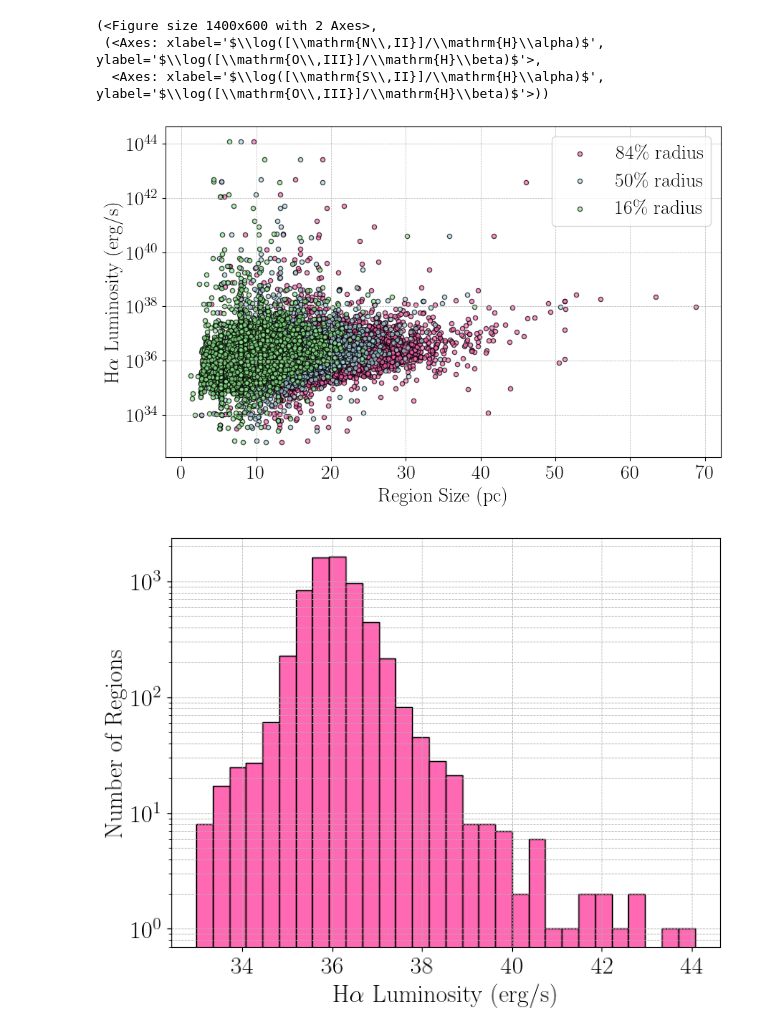
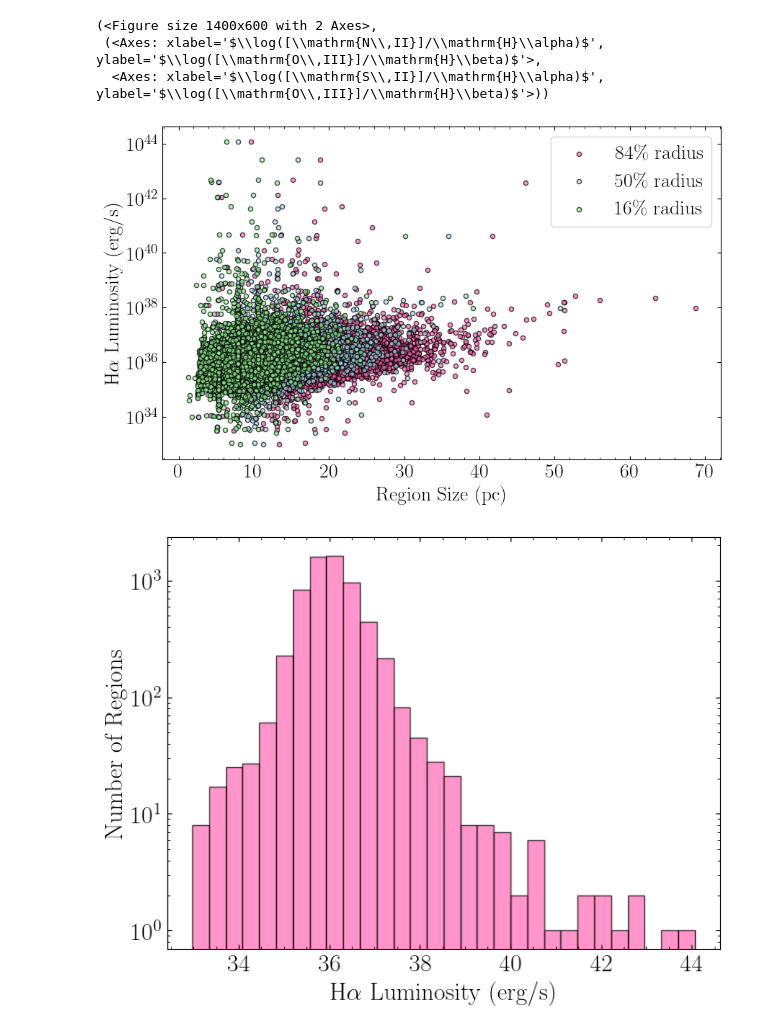
Before and after one commit to emmajarvis/M33-HII-region-catalog, a Jupyter notebook: 8_catalog_plots.ipynb, the cells around one changed output. Saved outputs shown, nothing was run; the diff lists cells and outputs as text; code cells hidden in the pictures.

```diff
--- a/8_catalog_plots.ipynb
+++ b/8_catalog_plots.ipynb
@@ -26,6 +26,10 @@ plt.rcParams["text.usetex"] = False
 plt.rc('text', usetex=True)
 plt.rc('font', family='serif', size=20)
 
+#add rc param for ticks are inwards and minor ticks are on
+plt.rc('xtick', direction='in', top=True)
+plt.rc('ytick', direction='in', right=True)
+
 cmap = cm.get_cmap('magma')
 # %%
 # load in the HII region catalog
@@ -1187,21 +1191,22 @@ plt.scatter(cat['radius_p16_pc'][mask], cat['L_Ha_raw_dered'][mask], s=20, alpha
 plt.yscale('log')
 plt.xlabel('Region Size (pc)')
 plt.ylabel(r'H$\alpha$ Luminosity (erg/s)')
-plt.grid(True, which='both', ls='--', lw=0.5)
+plt.minorticks_on()
 plt.legend()
 plt.savefig('plots/M33_HII_luminosity_vs_radius.png', dpi=300, bbox_inches='tight')
 plt.show()
 # %% [output]
-[figure, old version]
+[figure, new version]
 # %%
 # plot the luminosity function
 plt.figure(figsize=(8, 6))
-plt.hist(np.log10(cat['L_Ha_raw_dered']), bins=30, color='hotpink', edgecolor='k')
+plt.hist(np.log10(cat['L_Ha_raw_dered']), bins=30, color='hotpink', edgecolor='k', alpha = 0.7)
 plt.xlabel(r'H$\alpha$ Luminosity (erg/s)')
 plt.ylabel('Number of Regions')
 plt.yscale('log')
-plt.grid(True, which='both', ls='--', lw=0.5)
+plt.minorticks_on()
+# plt.grid(True, which='both', ls='--', lw=0.5)
 plt.savefig('plots/M33_HII_luminosity_function.png', dpi=300, bbox_inches='tight')
 plt.show()
 # %% [output]
-[figure, old version]
+[figure, new version]
```
Also changed, not shown: 12 other files.
